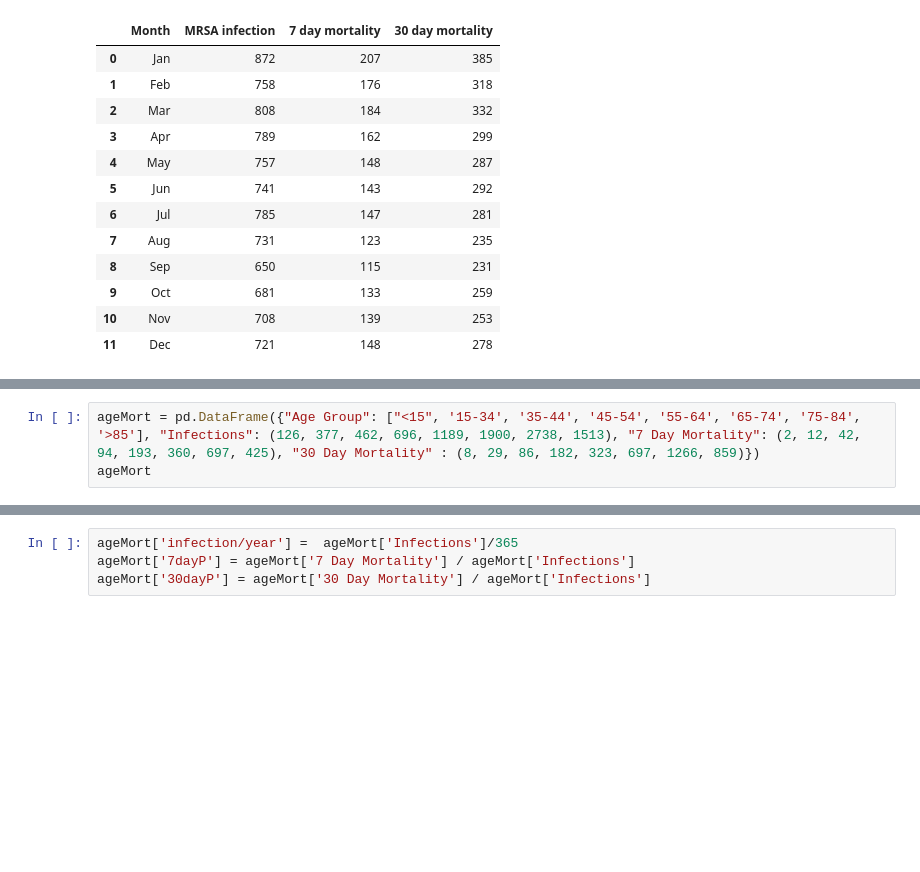
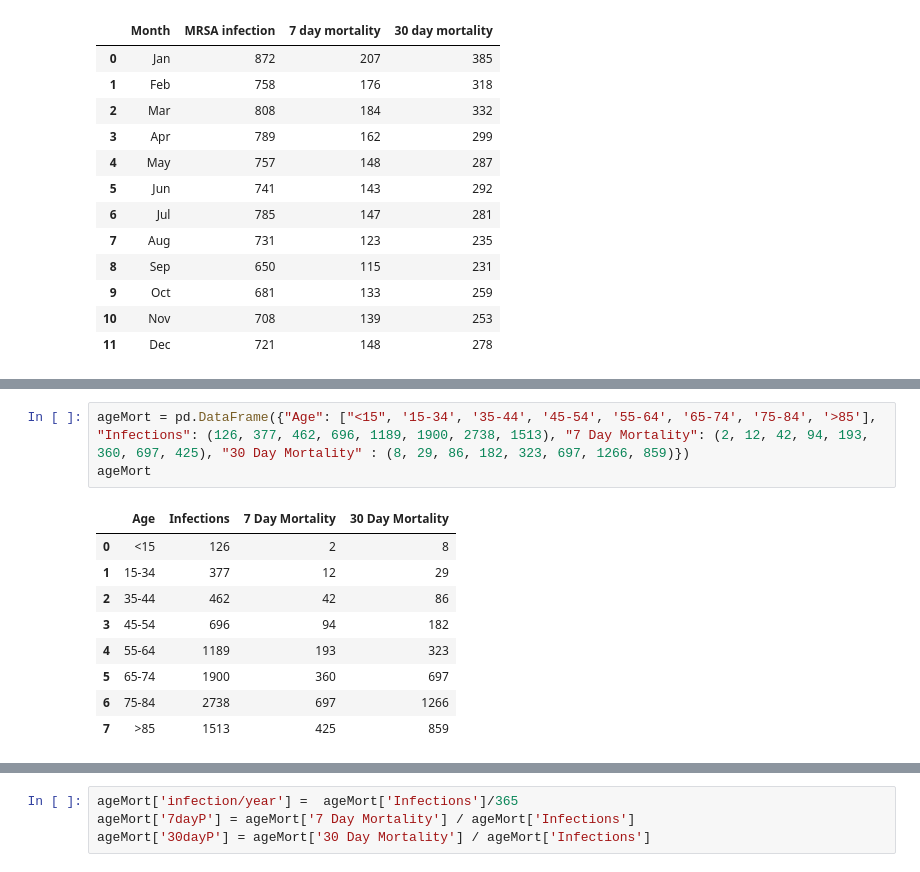
Before and after one commit to NurseQ/Simulation-Project-for-Programming-for-Data-Analysis-, a Jupyter notebook: Simulation Project.ipynb, the cells around one changed output, grey strips where cells are left out. Saved outputs shown, nothing was run; the diff lists cells and outputs as text; blank space fills up the shorter version.

```diff
--- a/Simulation Project.ipynb
+++ b/Simulation Project.ipynb
@@ -82,5 +109,15 @@ monthlymort.sum()
 # %%
-ageMort = pd.DataFrame({"Age Group": ["<15", '15-34', '35-44', '45-54', '55-64', '65-74', '75-84', '>85'], "Infections": (126, 377, 462, 696, 1189, 1900, 2738, 1513), "7 Day Mortality": (2, 12, 42, 94, 193, 360, 697, 425), "30 Day Mortality" : (8, 29, 86, 182, 323, 697, 1266, 859)})
+ageMort = pd.DataFrame({"Age": ["<15", '15-34', '35-44', '45-54', '55-64', '65-74', '75-84', '>85'], "Infections": (126, 377, 462, 696, 1189, 1900, 2738, 1513), "7 Day Mortality": (2, 12, 42, 94, 193, 360, 697, 425), "30 Day Mortality" : (8, 29, 86, 182, 323, 697, 1266, 859)})
 ageMort
+# %% [output]
+|  | Age | Infections | 7 Day Mortality | 30 Day Mortality |
+| 0 | <15 | 126 | 2 | 8 |
+| 1 | 15-34 | 377 | 12 | 29 |
+| 2 | 35-44 | 462 | 42 | 86 |
+| 3 | 45-54 | 696 | 94 | 182 |
+| 4 | 55-64 | 1189 | 193 | 323 |
+| 5 | 65-74 | 1900 | 360 | 697 |
+| 6 | 75-84 | 2738 | 697 | 1266 |
+| 7 | >85 | 1513 | 425 | 859 |
 # %%
 ageMort.std()
```
Also changed, not shown: parts of 18 cells of this notebook.
